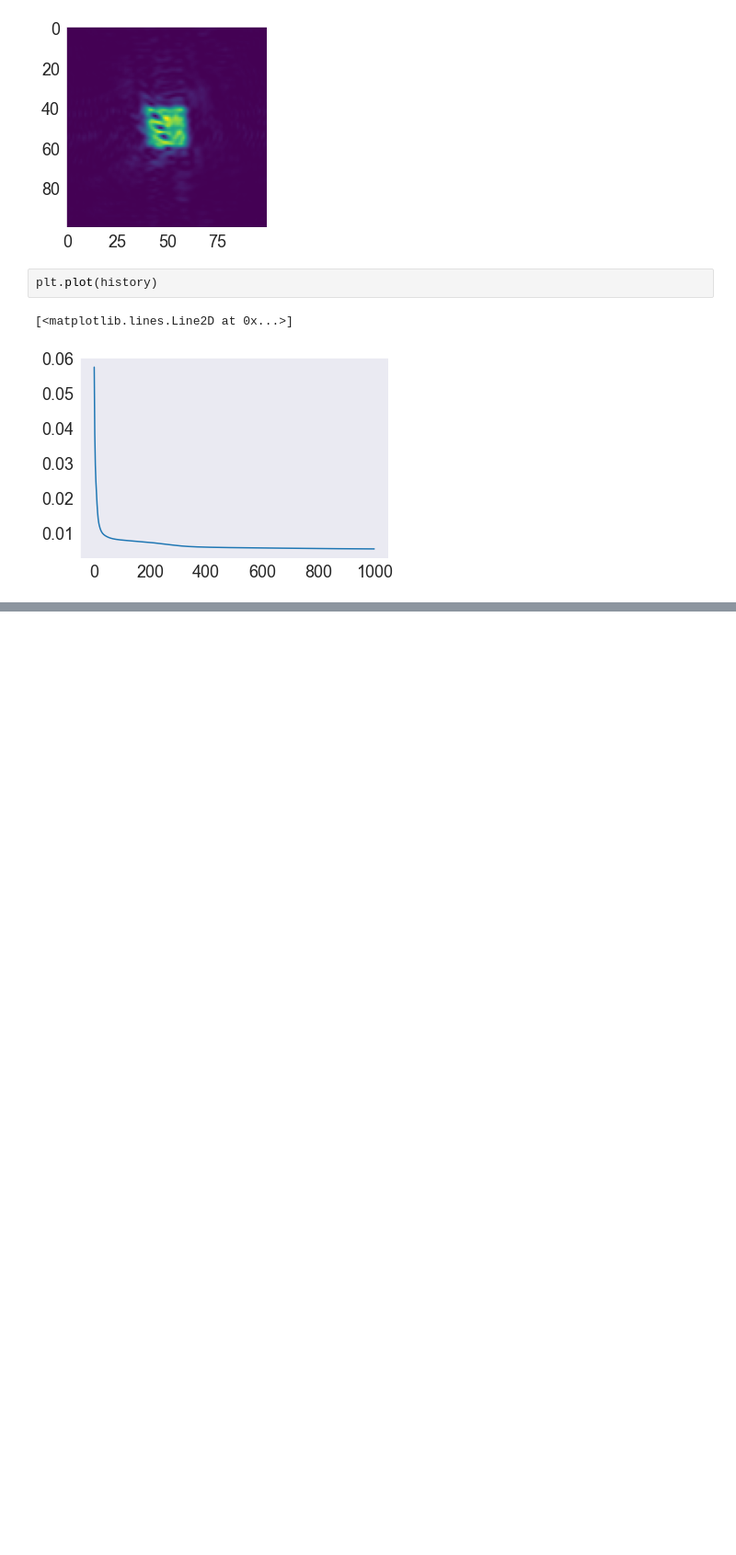
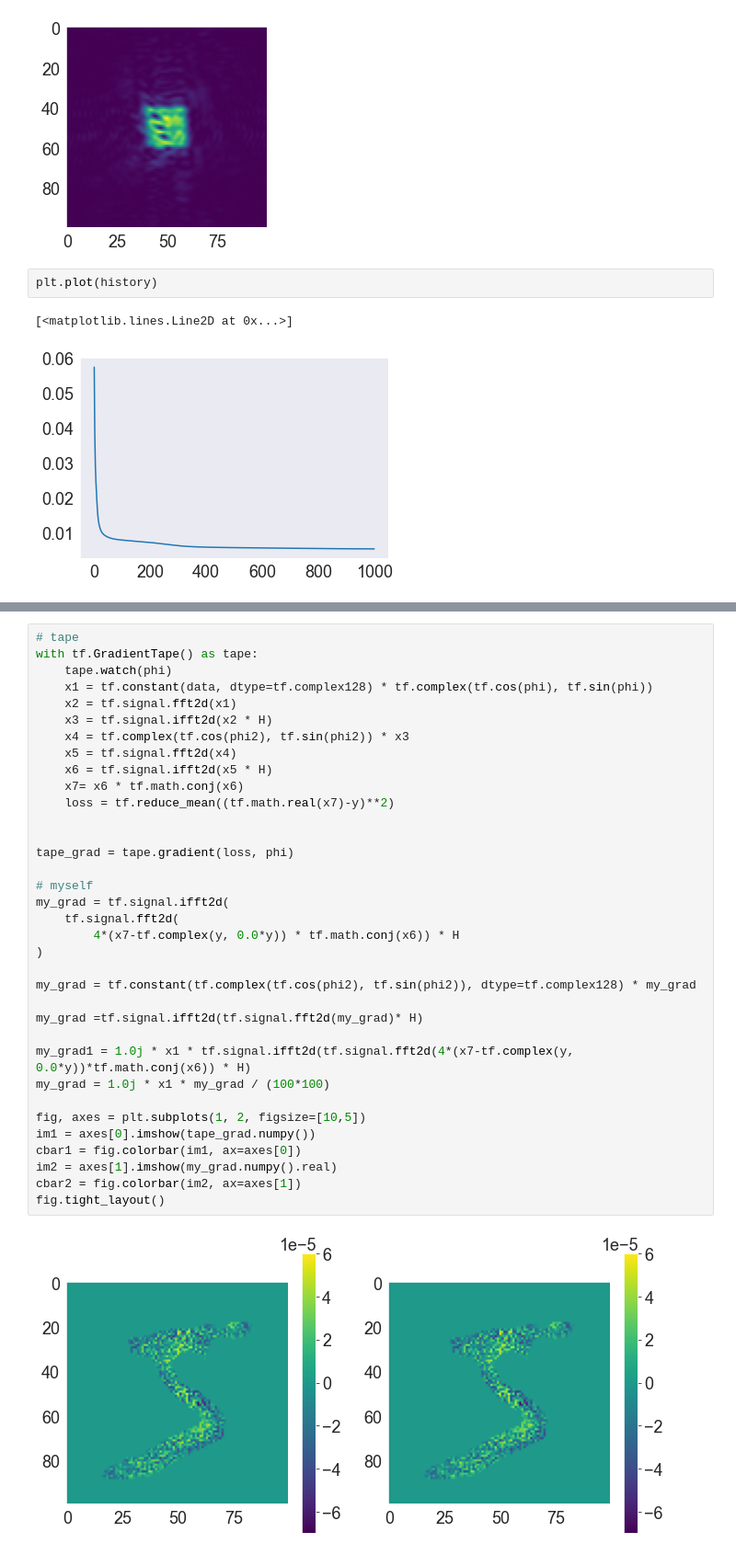
Before and after one commit to fftakumi/MOD2NN, a Jupyter notebook: notebooks/calc_grad.ipynb, the cells around one changed output, grey strips where cells are left out. Shown at 92% size. Drawn from its saved outputs; the diff is of its cells as text; blank space fills up the shorter version.

```diff
--- a/notebooks/calc_grad.ipynb
+++ b/notebooks/calc_grad.ipynb
@@ -243,0 +289,37 @@ plt.plot(history)
+# %%
+# tape
+with tf.GradientTape() as tape:
+    tape.watch(phi)
+    x1 = tf.constant(data, dtype=tf.complex128) * tf.complex(tf.cos(phi), tf.sin(phi))
+    x2 = tf.signal.fft2d(x1)
+    x3 = tf.signal.ifft2d(x2 * H)
+    x4 = tf.complex(tf.cos(phi2), tf.sin(phi2)) * x3
+    x5 = tf.signal.fft2d(x4)
+    x6 = tf.signal.ifft2d(x5 * H)
+    x7= x6 * tf.math.conj(x6)
+    loss = tf.reduce_mean((tf.math.real(x7)-y)**2)
+
+
+tape_grad = tape.gradient(loss, phi)
+
+# myself
+my_grad = tf.signal.ifft2d(
+    tf.signal.fft2d(
+        4*(x7-tf.complex(y, 0.0*y)) * tf.math.conj(x6)) * H
+)
+
+my_grad = tf.constant(tf.complex(tf.cos(phi2), tf.sin(phi2)), dtype=tf.complex128) * my_grad
+
+my_grad =tf.signal.ifft2d(tf.signal.fft2d(my_grad)* H)
+
+my_grad1 = 1.0j * x1 * tf.signal.ifft2d(tf.signal.fft2d(4*(x7-tf.complex(y, 0.0*y))*tf.math.conj(x6)) * H)
+my_grad = 1.0j * x1 * my_grad / (100*100)
+
+fig, axes = plt.subplots(1, 2, figsize=[10,5])
+im1 = axes[0].imshow(tape_grad.numpy())
+cbar1 = fig.colorbar(im1, ax=axes[0])
+im2 = axes[1].imshow(my_grad.numpy().real)
+cbar2 = fig.colorbar(im2, ax=axes[1])
+fig.tight_layout()
+# %% [output]
+[figure, added]
```
Also changed, not shown: parts of 7 cells of this notebook, 4 other files.
